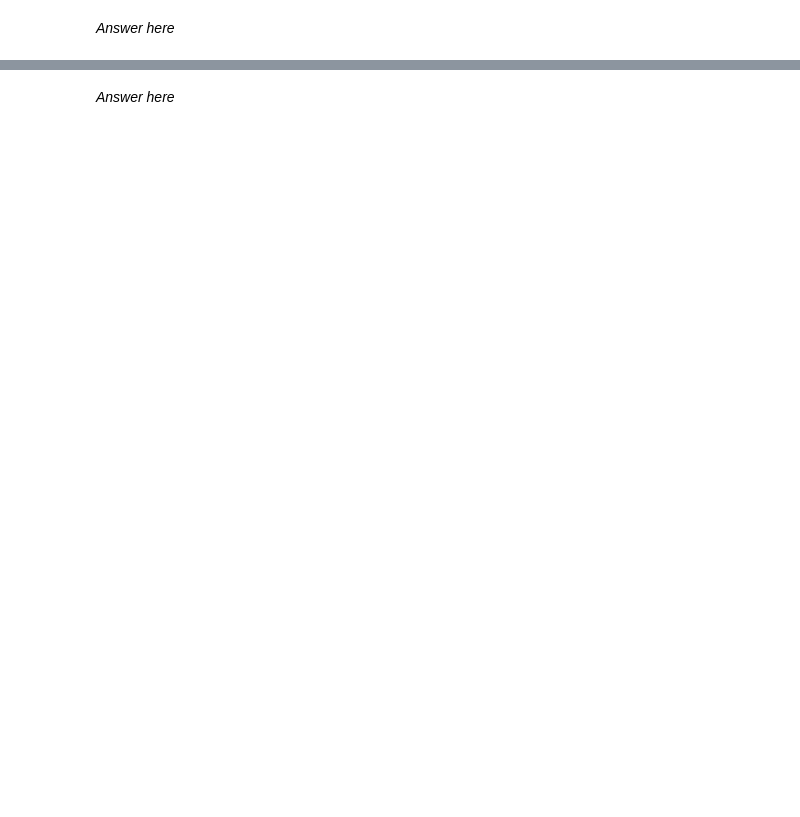
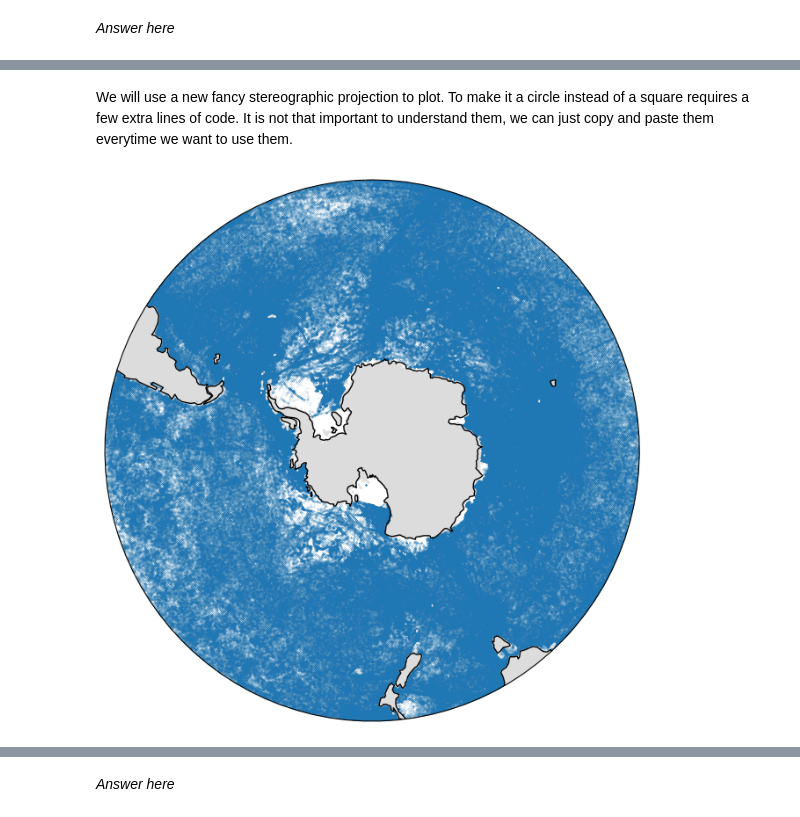
Before and after one commit to julia-neme/KSA_Observations_Modelling, a Jupyter notebook: Class3/1_Introduction_to_EN422.ipynb, the cells around one changed output, grey strips where cells are left out. Drawn from its saved outputs; the diff is of its cells as text; code cells hidden in the pictures; blank space fills up the shorter version.

```diff
--- a/Class3/1_Introduction_to_EN422.ipynb
+++ b/Class3/1_Introduction_to_EN422.ipynb
@@ -104,0 +104,3 @@ plt.xticks(np.arange(0, 634, 12*5),     # Placing ticks every five years (12 mon
+# %%
+locations = xr.open_dataset('/home/561/jn8053/g_jk72/KSA_Observations_Modelling/Class3/data/EN422_profile_locations_per_month.nc')
+locations
@@ -104,0 +116,24 @@ plt.xticks(np.arange(0, 634, 12*5),     # Placing ticks every five years (12 mon
+# %% [markdown]
+We will use a new fancy stereographic projection to plot. To make it a circle instead of a square requires a few extra lines of code. It is not that important to understand them, we can just copy and paste them everytime we want to use them.
+# %%
+fig = plt.figure(figsize = (8, 8))
+ax = fig.add_subplot(projection = ccrs.SouthPolarStereo())
+ax.set_extent([-180, 180, -80, -35], crs = ccrs.PlateCarree())
+ax.add_feature(cft.NaturalEarthFeature('physical', 'land', '50m',
+                                        edgecolor='gainsboro',
+                                        facecolor='gainsboro'))
+ax.coastlines(resolution = "110m")
+
+# Map the plot boundaries to a circle
+theta = np.linspace(0, 2 * np.pi, 100)
+center, radius = [0.5, 0.5], 0.5
+verts = np.vstack([np.sin(theta), np.cos(theta)]).T
+circle = mpath.Path(verts * radius + center)
+ax.set_boundary(circle, transform=ax.transAxes)
+
+for d in locations['date']:
+    plt.scatter(locations['longitude'].sel(date = d).values,
+                locations['latitude'].sel(date = d.values),
+                s = 0.01, c = 'C0', transform = ccrs.PlateCarree())
+# %% [output]
+[figure, added]
```
Also changed, not shown: parts of 47 cells of this notebook, 11 other files.
